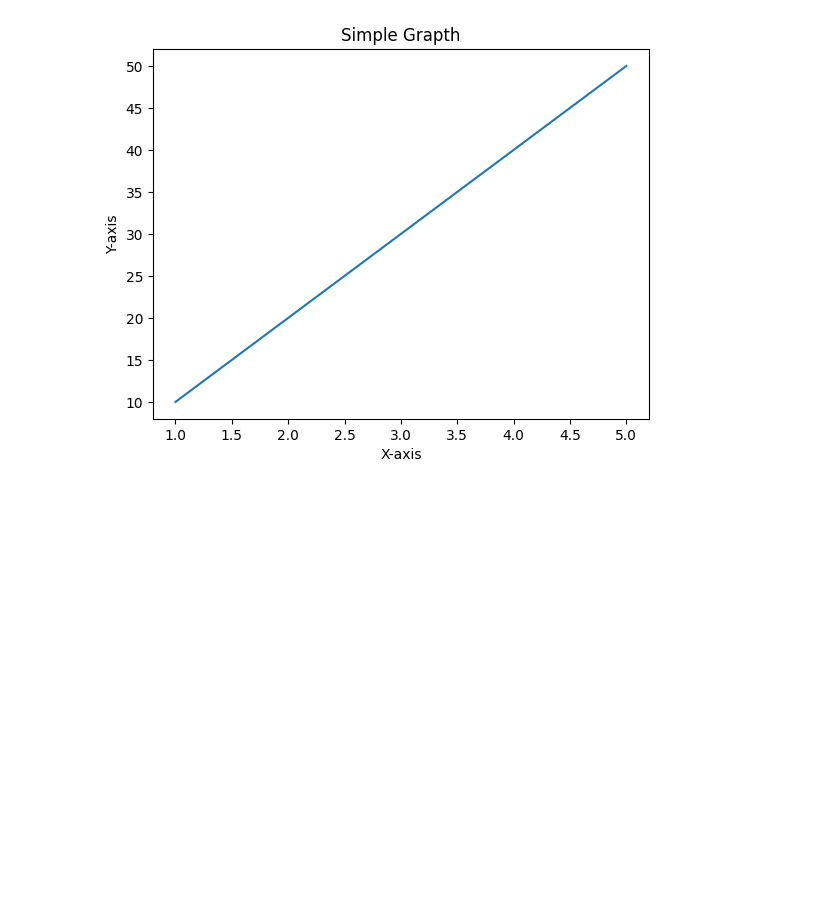
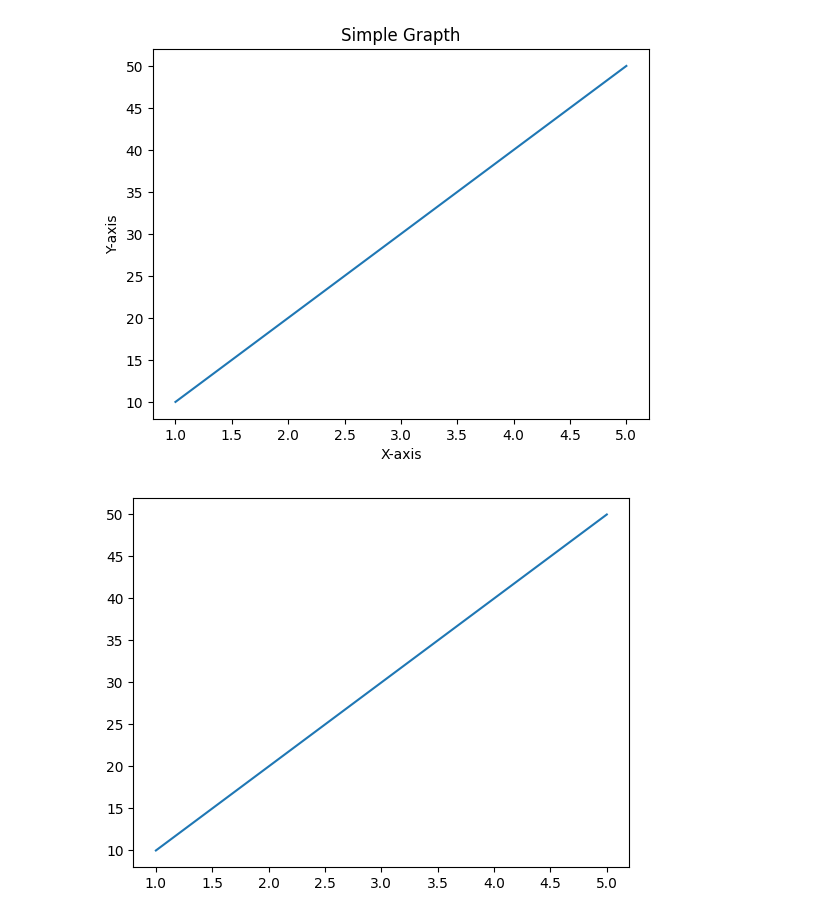
Before and after one commit to imaakanksha/NumPy, a Jupyter notebook: matplotlib.ipynb, the cells around one changed output. Drawn from its saved outputs; the diff is of its cells as text; code cells hidden in the pictures; blank space fills up the shorter version.

```diff
--- a/matplotlib.ipynb
+++ b/matplotlib.ipynb
@@ -9,3 +9,9 @@ plt.ylabel("Y-axis")
 plt.show()
 # %% [output]
 [figure]
+# %%
+fig, ax = plt.subplots()
+ax.plot(x,y)
+plt.show()
+# %% [output]
+[figure, added]
```
Also changed, not shown: parts of 10 cells of this notebook, 1 other file.
